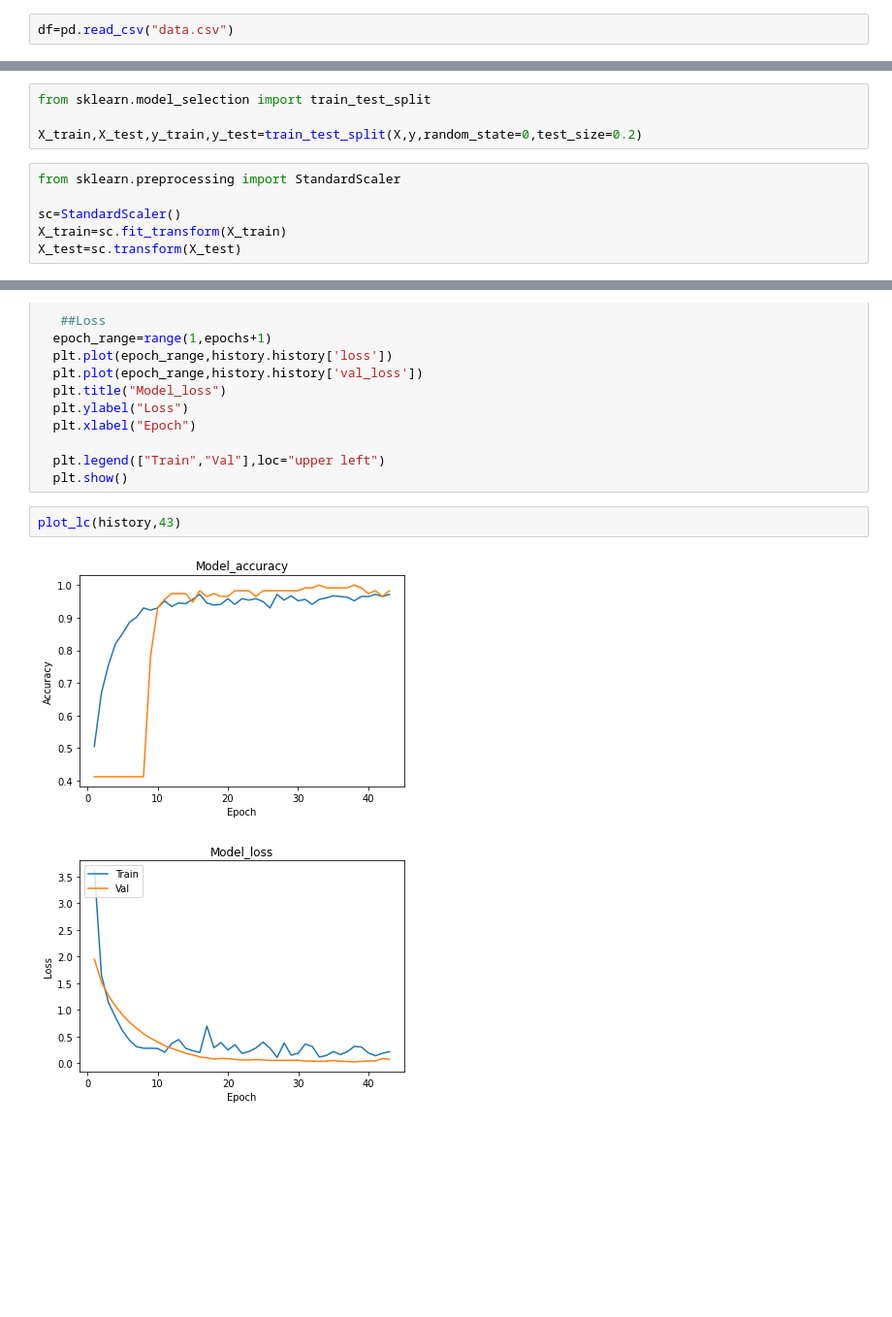
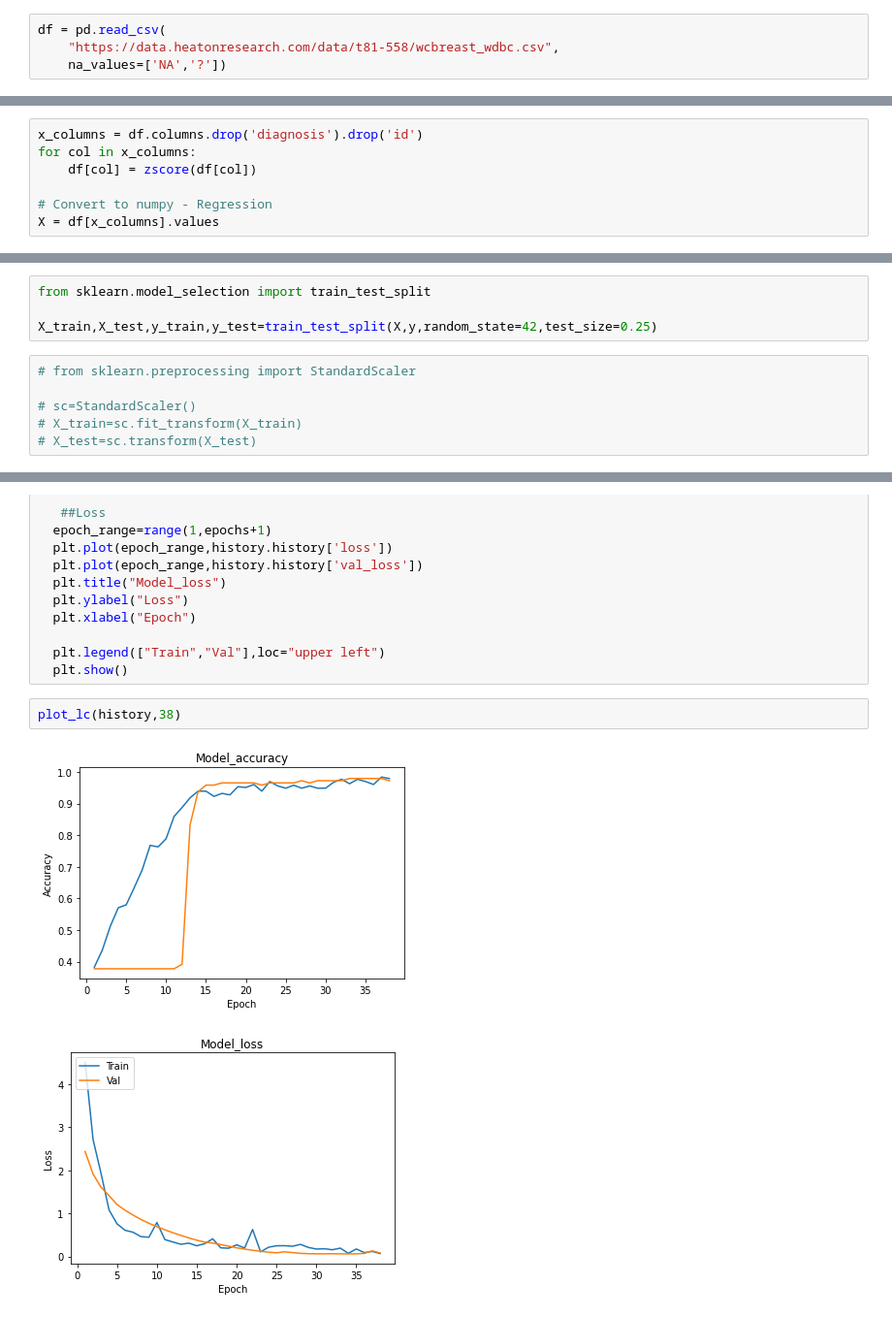
Before and after one commit to mashdas/Deep_Learning_101, a Jupyter notebook: bc_detect.ipynb, the cells around one changed output, grey strips where cells are left out. Shown: that part at 97% size. Saved outputs shown, nothing was run; the diff lists cells and outputs as text; blank space fills up the shorter version.

Commit message:
Heaton's might be better as zscore is used instead of StandardScaler....lookup Normalization vs Standardization

```diff
--- a/bc_detect.ipynb
+++ b/bc_detect.ipynb
@@ -6,5 +6,7 @@ import numpy as np
 import matplotlib.pyplot as plt
 from sklearn.metrics import roc_curve,auc
 # %%
-df=pd.read_csv("data.csv")
+df = pd.read_csv(
+    "https://data.heatonresearch.com/data/t81-558/wcbreast_wdbc.csv",
+    na_values=['NA','?'])
 # %%
@@ -29,3 +14,10 @@ array([[1.799e+01, 1.038e+01, 1.228e+02, ..., 2.654e-01, 4.601e-01,
+# %%
+x_columns = df.columns.drop('diagnosis').drop('id')
+for col in x_columns:
+    df[col] = zscore(df[col])
+
+# Convert to numpy - Regression
+X = df[x_columns].values
 # %%
 y=df["diagnosis"].map({'M':0,"B":1})
 y=y.values
@@ -76,13 +68,13 @@ array([[1.799e+01, 1.038e+01, 1.228e+02, ..., 2.654e-01, 4.601e-01,
 # %%
 from sklearn.model_selection import train_test_split
 
-X_train,X_test,y_train,y_test=train_test_split(X,y,random_state=0,test_size=0.2)
+X_train,X_test,y_train,y_test=train_test_split(X,y,random_state=42,test_size=0.25)
 # %%
-from sklearn.preprocessing import StandardScaler
+# from sklearn.preprocessing import StandardScaler
 
-sc=StandardScaler()
-X_train=sc.fit_transform(X_train)
-X_test=sc.transform(X_test)
+# sc=StandardScaler()
+# X_train=sc.fit_transform(X_train)
+# X_test=sc.transform(X_test)
 # %%
 
 ##Building ze model
@@ -169,7 +161,7 @@ def plot_lc(history,epochs):
   plt.legend(["Train","Val"],loc="upper left")
   plt.show()
 # %%
-plot_lc(history,43)
+plot_lc(history,38)
 # %% [output]
-[figure, old version]
+[figure, new version]
-[figure, old version]
+[figure, new version]
```
Also changed, not shown: parts of 7 cells of this notebook.
